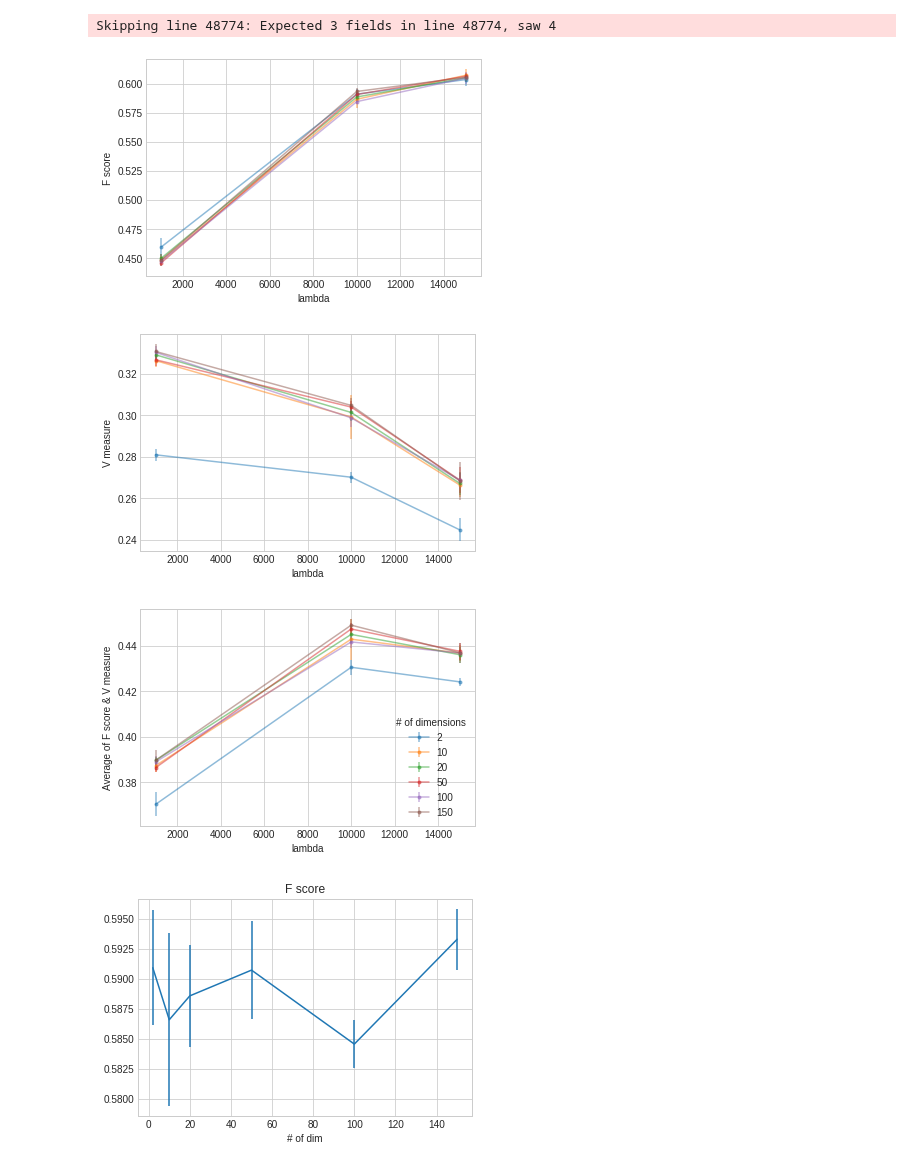
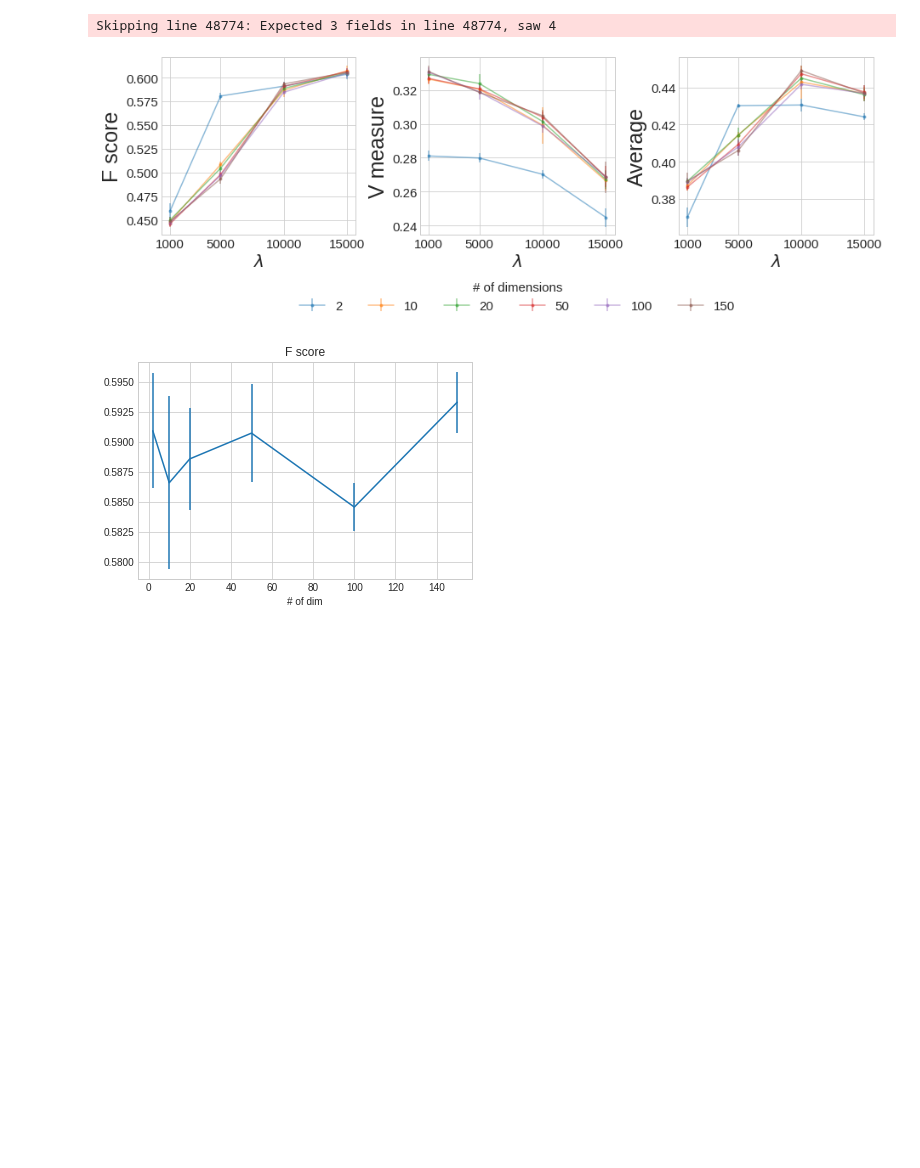
Before and after one commit to lucy3/ingroup_lang, a Jupyter notebook: code/playground.ipynb, the cells around one changed output. Cells and saved outputs as stored; diff of their text form; code cells hidden in the pictures; blank space fills up the shorter version.

Commit message:
plot

```diff
--- a/code/playground.ipynb
+++ b/code/playground.ipynb
@@ -51,7 +51,7 @@ Skipping line 48774: Expected 3 fields in line 48774, saw 4
 import numpy as np
 import matplotlib.pyplot as plt
 # %%
-lambs = [1000, 10000, 15000]
+lambs = [1000, 5000, 10000, 15000]
 dims = [2, 10, 20, 50, 100, 150]
 fscore = np.zeros((len(dims), len(lambs)))
 vmeasure = np.zeros((len(dims), len(lambs)))
@@ -78,26 +78,43 @@ with open('scores.temp', 'r') as infile:
             std_a[dim, lamb] = float(contents[2])
 # %%
 plt.style.use('seaborn-whitegrid')
+fig, axs = plt.subplots(1, 3, figsize=(15, 5), constrained_layout=True)
 for i in range(len(dims)):
-    plt.errorbar(lambs, fscore[i], yerr=std_f[i], label=str(dims[i]), marker='.', alpha=0.5)
-plt.xlabel('lambda')
-plt.ylabel("F score")
+    axs[0].errorbar(lambs, fscore[i], yerr=std_f[i], label=str(dims[i]), marker='.', alpha=0.5)
+axs[0].set_xlabel(r'$\lambda$', fontsize=20)
+axs[0].set_ylabel("F score", fontsize=25)
+plt.sca(axs[0])
+plt.xticks(lambs, lambs, fontsize=15)
+plt.yticks(fontsize=15)
+
+for i in range(len(dims)):
+    axs[1].errorbar(lambs, vmeasure[i], yerr=std_v[i], label=str(dims[i]), marker='.', alpha=0.5)
+axs[1].set_xlabel(r'$\lambda$', fontsize=20)
+axs[1].set_ylabel("V measure", fontsize=25)
+
+fig.subplots_adjust(bottom=0.3, wspace=0.33)
+
+leg = axs[1].legend(loc='upper center',
+              bbox_to_anchor=(0.5, -0.2), ncol=6, fontsize=15,
+                    title="# of dimensions", title_fontsize=15,
+                fancybox=False, shadow=False)
+#leg.set_in_layout(False)
+plt.sca(axs[1])
+plt.xticks(lambs, lambs, fontsize=15)
+plt.yticks(fontsize=15)
+
+for i in range(len(dims)):
+    axs[2].errorbar(lambs, average[i], yerr=std_a[i], label=str(dims[i]), marker='.', alpha=0.5)
+axs[2].set_xlabel(r'$\lambda$', fontsize=20)
+axs[2].set_ylabel("Average", fontsize=25)
+plt.sca(axs[2])
+plt.xticks(lambs, lambs, fontsize=15)
+plt.yticks(fontsize=15)
+#plt.tight_layout()
+plt.savefig("../figures/semeval.png", dpi=300)
 plt.show()
-for i in range(len(dims)):
-    plt.errorbar(lambs, vmeasure[i], yerr=std_v[i], label=str(dims[i]), marker='.', alpha=0.5)
-plt.xlabel('lambda')
-plt.ylabel("V measure")
-plt.show()
-for i in range(len(dims)):
-    plt.errorbar(lambs, average[i], yerr=std_a[i], label=str(dims[i]), marker='.', alpha=0.5)
-plt.xlabel('lambda')
-plt.ylabel("Average of F score & V measure")
-plt.legend(title="# of dimensions")
-plt.show()
 # %% [output]
-[figure, old version]
+[figure, new version]
-[figure, removed]
-[figure, removed]
 # %%
 # graph for varying parameters for semeval
 x = dims
```
Also changed, not shown: parts of 1 cell of this notebook.
